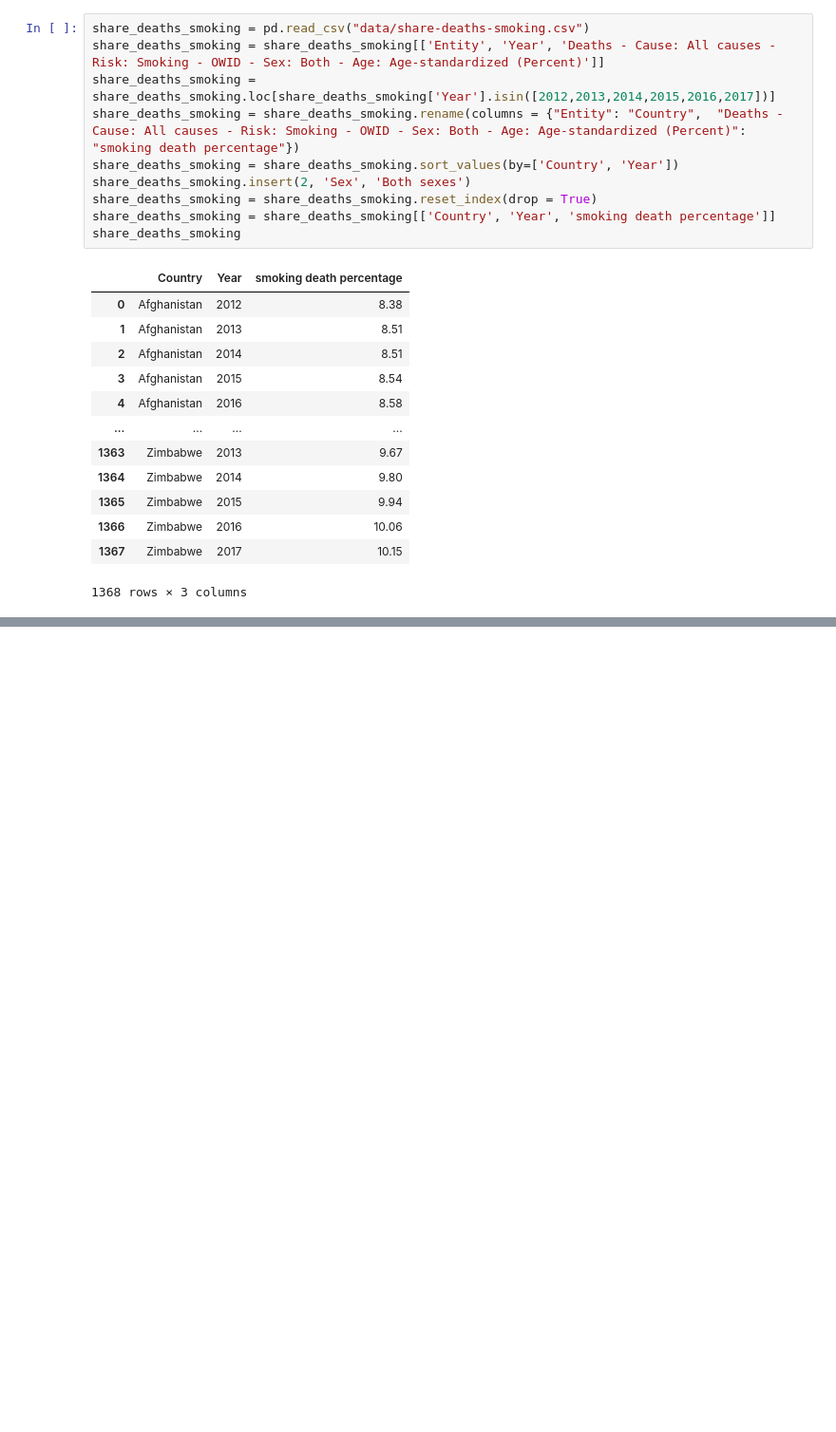
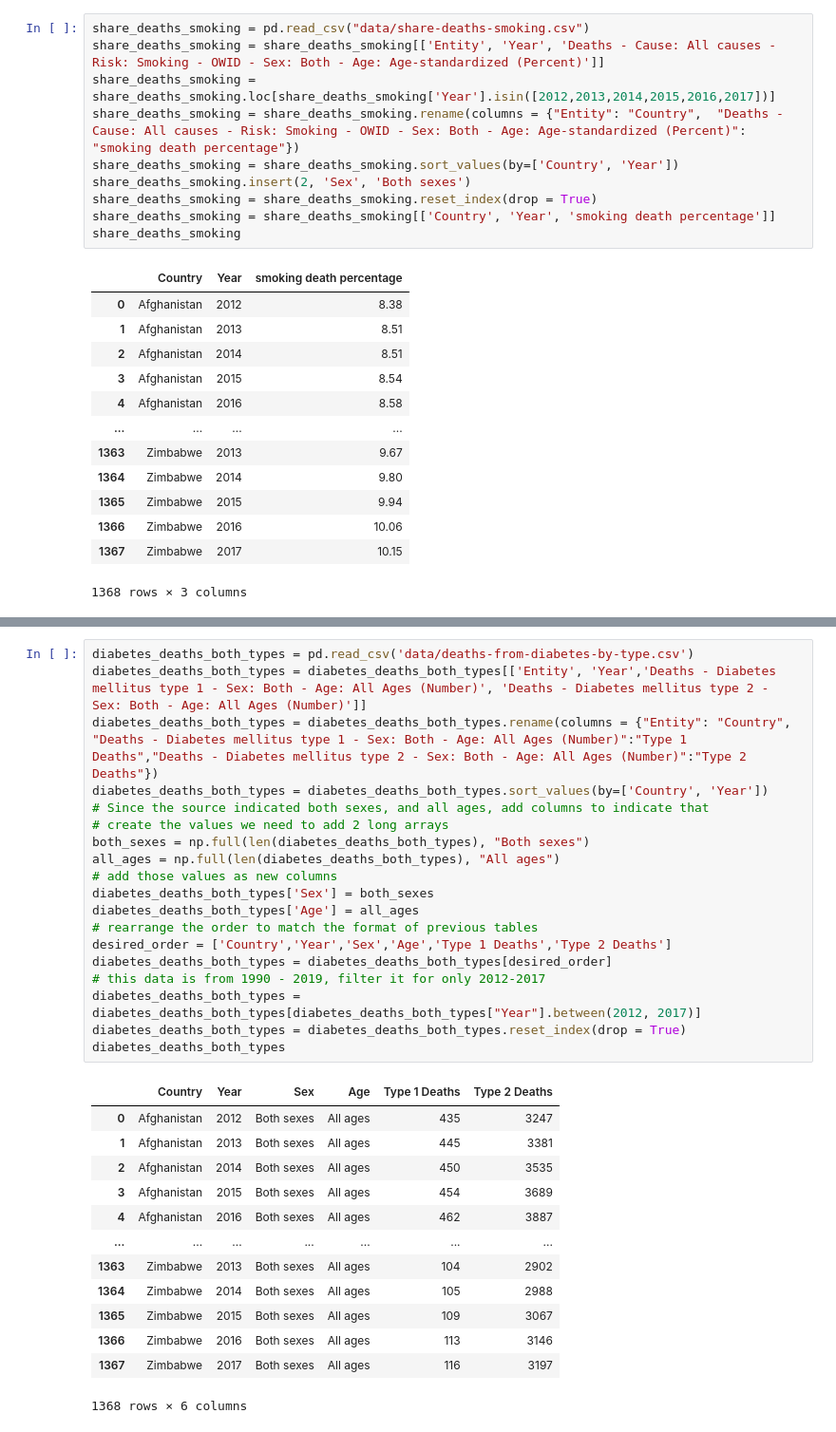
Before and after one commit to tulisamarth123/tulisamarth123.github.io, a Jupyter notebook: final_tutorial_notebook.ipynb, the cells around one changed output, grey strips where cells are left out. Shown at 95% size. Drawn from its saved outputs; the diff is of its cells as text; blank space fills up the shorter version.

Commit message:
Ndenko: added blood press, diabetes, and health expenditure percent tables

```diff
--- a/final_tutorial_notebook.ipynb
+++ b/final_tutorial_notebook.ipynb
@@ -244,0 +268,33 @@ share_deaths_smoking
+# %%
+diabetes_deaths_both_types = pd.read_csv('data/deaths-from-diabetes-by-type.csv')
+diabetes_deaths_both_types = diabetes_deaths_both_types[['Entity', 'Year','Deaths - Diabetes mellitus type 1 - Sex: Both - Age: All Ages (Number)', 'Deaths - Diabetes mellitus type 2 - Sex: Both - Age: All Ages (Number)']]
+diabetes_deaths_both_types = diabetes_deaths_both_types.rename(columns = {"Entity": "Country", "Deaths - Diabetes mellitus type 1 - Sex: Both - Age: All Ages (Number)":"Type 1 Deaths","Deaths - Diabetes mellitus type 2 - Sex: Both - Age: All Ages (Number)":"Type 2 Deaths"})
+diabetes_deaths_both_types = diabetes_deaths_both_types.sort_values(by=['Country', 'Year'])
+# Since the source indicated both sexes, and all ages, add columns to indicate that
+# create the values we need to add 2 long arrays
+both_sexes = np.full(len(diabetes_deaths_both_types), "Both sexes")
+all_ages = np.full(len(diabetes_deaths_both_types), "All ages")
+# add those values as new columns
+diabetes_deaths_both_types['Sex'] = both_sexes
+diabetes_deaths_both_types['Age'] = all_ages
+# rearrange the order to match the format of previous tables
+desired_order = ['Country','Year','Sex','Age','Type 1 Deaths','Type 2 Deaths']
+diabetes_deaths_both_types = diabetes_deaths_both_types[desired_order]
+# this data is from 1990 - 2019, filter it for only 2012-2017
+diabetes_deaths_both_types = diabetes_deaths_both_types[diabetes_deaths_both_types["Year"].between(2012, 2017)]
+diabetes_deaths_both_types = diabetes_deaths_both_types.reset_index(drop = True)
+diabetes_deaths_both_types
+# %% [output]
+|  | Country | Year | Sex | Age | Type 1 Deaths | Type 2 Deaths |
+| 0 | Afghanistan | 2012 | Both sexes | All ages | 435 | 3247 |
+| 1 | Afghanistan | 2013 | Both sexes | All ages | 445 | 3381 |
+| 2 | Afghanistan | 2014 | Both sexes | All ages | 450 | 3535 |
+| 3 | Afghanistan | 2015 | Both sexes | All ages | 454 | 3689 |
+| 4 | Afghanistan | 2016 | Both sexes | All ages | 462 | 3887 |
+| ... | ... | ... | ... | ... | ... | ... |
+| 1363 | Zimbabwe | 2013 | Both sexes | All ages | 104 | 2902 |
+| 1364 | Zimbabwe | 2014 | Both sexes | All ages | 105 | 2988 |
+| 1365 | Zimbabwe | 2015 | Both sexes | All ages | 109 | 3067 |
+| 1366 | Zimbabwe | 2016 | Both sexes | All ages | 113 | 3146 |
+| 1367 | Zimbabwe | 2017 | Both sexes | All ages | 116 | 3197 |
+1368 rows × 6 columns
```
Also changed, not shown: parts of 4 cells of this notebook.
